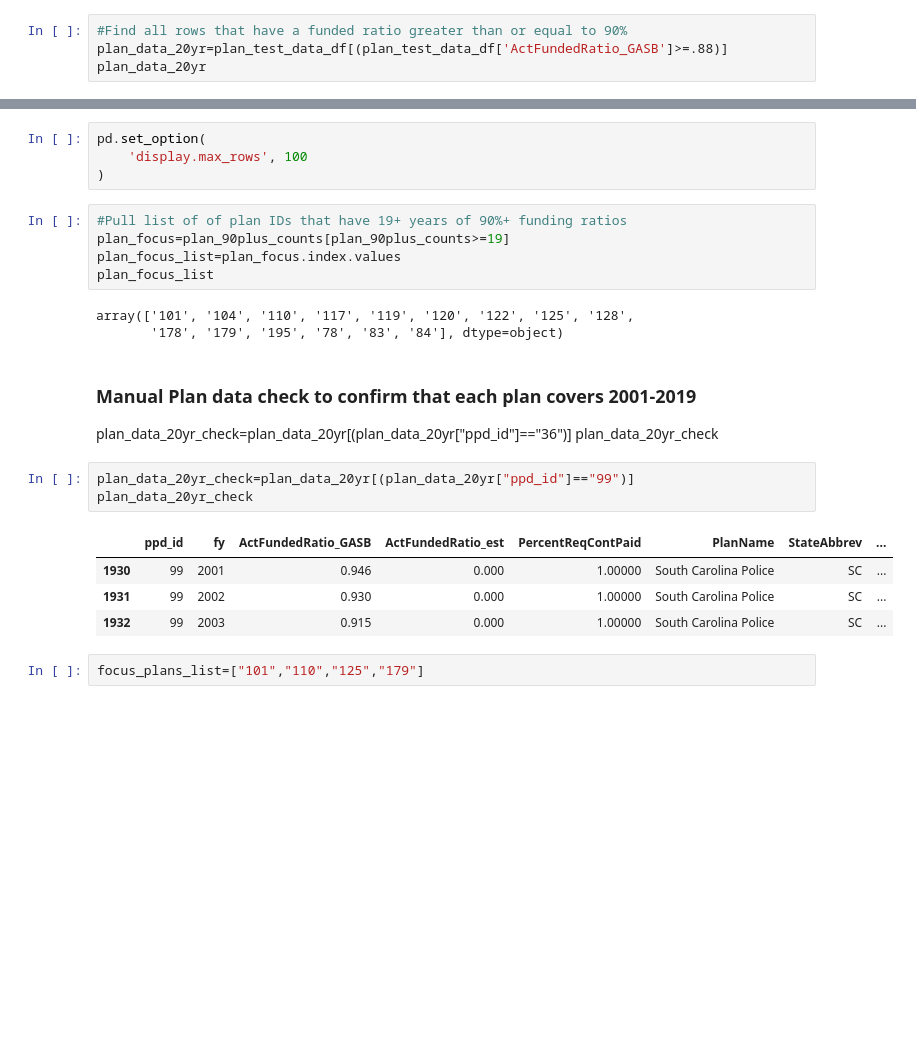
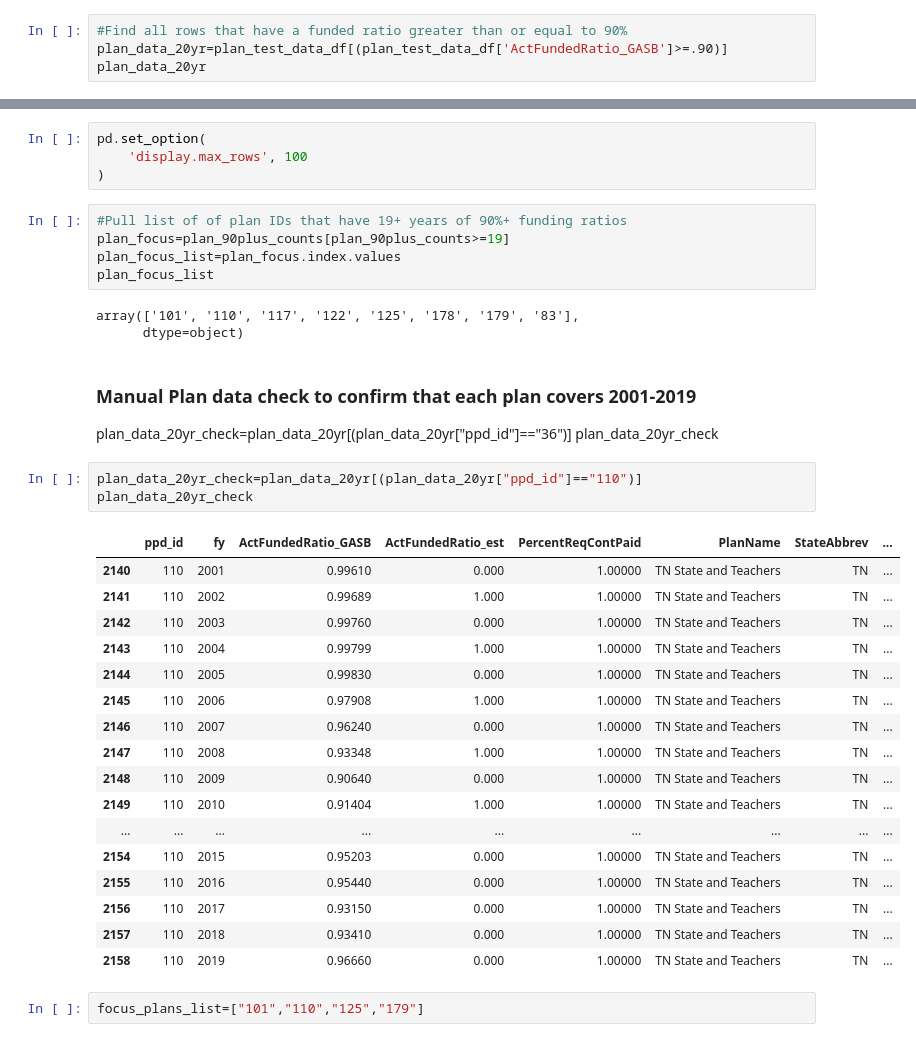
Before and after one commit to DeltaDeutsch/PPD-Group-Project, a Jupyter notebook: PPD Group Focus Plans.ipynb, the cells around one changed output, grey strips where cells are left out. Saved outputs shown, nothing was run; the diff lists cells and outputs as text; blank space fills up the shorter version.

```diff
--- a/PPD Group Focus Plans.ipynb
+++ b/PPD Group Focus Plans.ipynb
@@ -100,7 +100,7 @@ plan_test_data_df.head(50)
 | 49 | 3 | 2010 | 0.624 | 0.000 | 0.86000 | Alaska PERS | AK | ... |
 # %%
 #Find all rows that have a funded ratio greater than or equal to 90%
-plan_data_20yr=plan_test_data_df[(plan_test_data_df['ActFundedRatio_GASB']>=.88)]
+plan_data_20yr=plan_test_data_df[(plan_test_data_df['ActFundedRatio_GASB']>=.90)]
 plan_data_20yr
 # %% [output]
 |  | ppd_id | fy | ActFundedRatio_GASB | ActFundedRatio_est | PercentReqContPaid | PlanName | StateAbbrev | ... |
@@ -165,20 +165,33 @@ plan_focus=plan_90plus_counts[plan_90plus_counts>=19]
 plan_focus_list=plan_focus.index.values
 plan_focus_list
 # %% [output]
-array(['101', '104', '110', '117', '119', '120', '122', '125', '128',
-       '178', '179', '195', '78', '83', '84'], dtype=object)
+array(['101', '110', '117', '122', '125', '178', '179', '83'],
+      dtype=object)
 # %% [markdown]
 ### Manual Plan data check to confirm that each plan covers 2001-2019
 plan_data_20yr_check=plan_data_20yr[(plan_data_20yr["ppd_id"]=="36")]
 plan_data_20yr_check
 # %%
-plan_data_20yr_check=plan_data_20yr[(plan_data_20yr["ppd_id"]=="99")]
+plan_data_20yr_check=plan_data_20yr[(plan_data_20yr["ppd_id"]=="110")]
 plan_data_20yr_check
 # %% [output]
 |  | ppd_id | fy | ActFundedRatio_GASB | ActFundedRatio_est | PercentReqContPaid | PlanName | StateAbbrev | ... |
-| 1930 | 99 | 2001 | 0.946 | 0.000 | 1.00000 | South Carolina Police | SC | ... |
-| 1931 | 99 | 2002 | 0.930 | 0.000 | 1.00000 | South Carolina Police | SC | ... |
-| 1932 | 99 | 2003 | 0.915 | 0.000 | 1.00000 | South Carolina Police | SC | ... |
+| 2140 | 110 | 2001 | 0.99610 | 0.000 | 1.00000 | TN State and Teachers | TN | ... |
+| 2141 | 110 | 2002 | 0.99689 | 1.000 | 1.00000 | TN State and Teachers | TN | ... |
+| 2142 | 110 | 2003 | 0.99760 | 0.000 | 1.00000 | TN State and Teachers | TN | ... |
+| 2143 | 110 | 2004 | 0.99799 | 1.000 | 1.00000 | TN State and Teachers | TN | ... |
+| 2144 | 110 | 2005 | 0.99830 | 0.000 | 1.00000 | TN State and Teachers | TN | ... |
+| 2145 | 110 | 2006 | 0.97908 | 1.000 | 1.00000 | TN State and Teachers | TN | ... |
+| 2146 | 110 | 2007 | 0.96240 | 0.000 | 1.00000 | TN State and Teachers | TN | ... |
+| 2147 | 110 | 2008 | 0.93348 | 1.000 | 1.00000 | TN State and Teachers | TN | ... |
+| 2148 | 110 | 2009 | 0.90640 | 0.000 | 1.00000 | TN State and Teachers | TN | ... |
+| 2149 | 110 | 2010 | 0.91404 | 1.000 | 1.00000 | TN State and Teachers | TN | ... |
+| ... | ... | ... | ... | ... | ... | ... | ... | ... |
+| 2154 | 110 | 2015 | 0.95203 | 0.000 | 1.00000 | TN State and Teachers | TN | ... |
+| 2155 | 110 | 2016 | 0.95440 | 0.000 | 1.00000 | TN State and Teachers | TN | ... |
+| 2156 | 110 | 2017 | 0.93150 | 0.000 | 1.00000 | TN State and Teachers | TN | ... |
+| 2157 | 110 | 2018 | 0.93410 | 0.000 | 1.00000 | TN State and Teachers | TN | ... |
+| 2158 | 110 | 2019 | 0.96660 | 0.000 | 1.00000 | TN State and Teachers | TN | ... |
 # %%
 focus_plans_list=["101","110","125","179"]
 # %%
```
Also changed, not shown: parts of 3 cells of this notebook, 1 other file.
